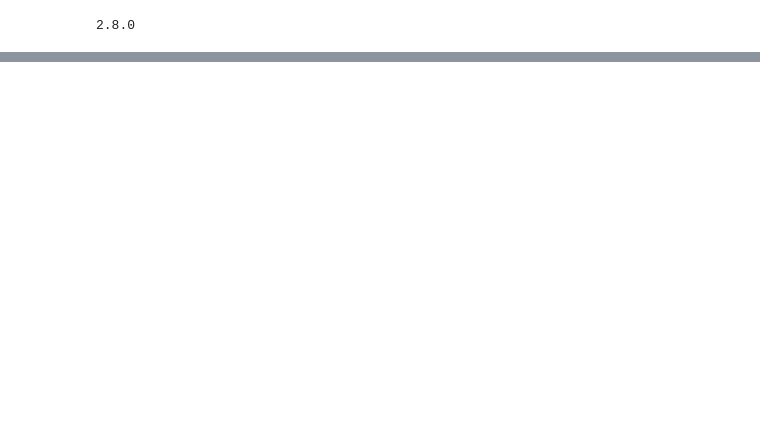
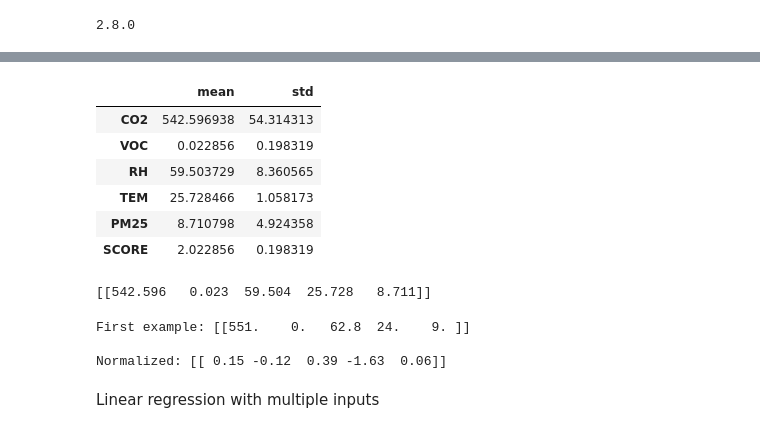
Before and after one commit to jackyyyyys/aqdata, a Jupyter notebook: code/test_train.ipynb, the cells around one changed output, grey strips where cells are left out. Saved outputs shown, nothing was run; the diff lists cells and outputs as text; code cells hidden in the pictures; blank space fills up the shorter version.

```diff
--- a/code/test_train.ipynb
+++ b/code/test_train.ipynb
@@ -50,0 +57,29 @@ dataset = dataset.dropna()
+# %%
+train_dataset.describe().transpose()[['mean', 'std']]
+# %% [output]
+|  | mean | std |
+| CO2 | 542.596938 | 54.314313 |
+| VOC | 0.022856 | 0.198319 |
+| RH | 59.503729 | 8.360565 |
+| TEM | 25.728466 | 1.058173 |
+| PM25 | 8.710798 | 4.924358 |
+| SCORE | 2.022856 | 0.198319 |
+# %%
+normalizer = tf.keras.layers.Normalization(axis=-1)
+normalizer.adapt(np.array(train_features))
+print(normalizer.mean.numpy())
+# %% [output]
+[[542.596   0.023  59.504  25.728   8.711]]
+# %%
+first = np.array(train_features[:1])
+
+with np.printoptions(precision=2, suppress=True):
+  print('First example:', first)
+  print()
+  print('Normalized:', normalizer(first).numpy())
+# %% [output]
+First example: [[551.    0.   62.8  24.    9. ]]
+
+Normalized: [[ 0.15 -0.12  0.39 -1.63  0.06]]
+# %% [markdown]
+Linear regression with multiple inputs
```
Also changed, not shown: parts of 17 cells of this notebook.
